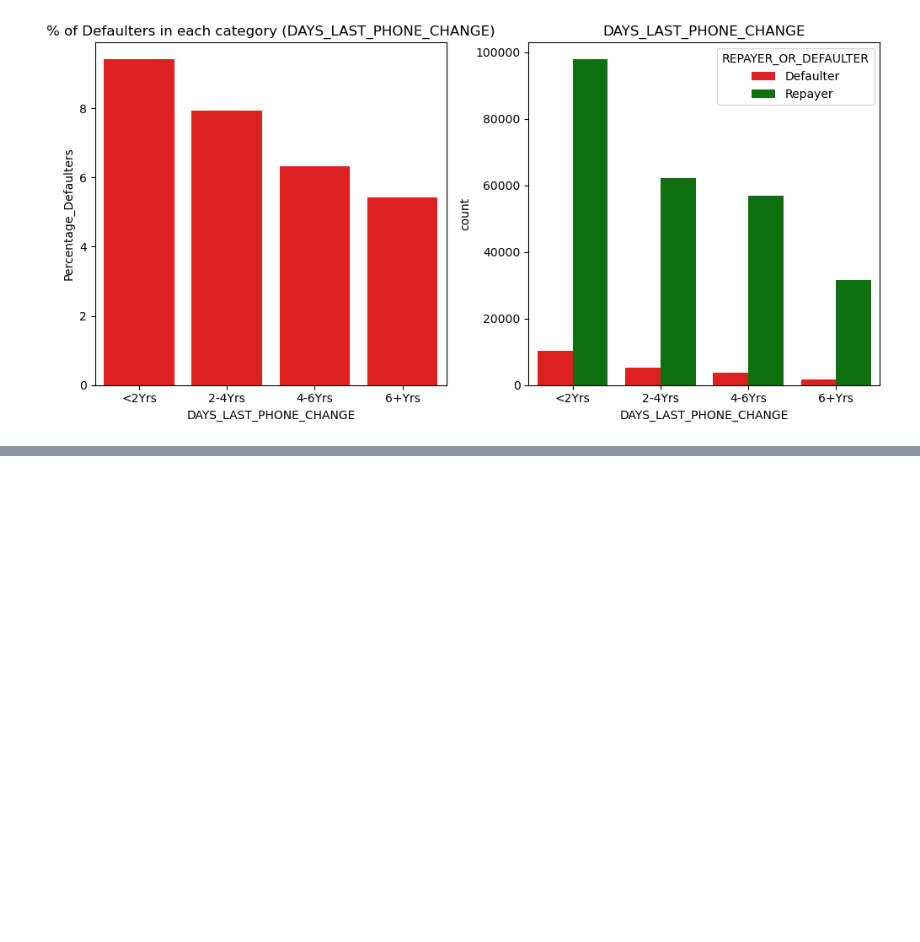
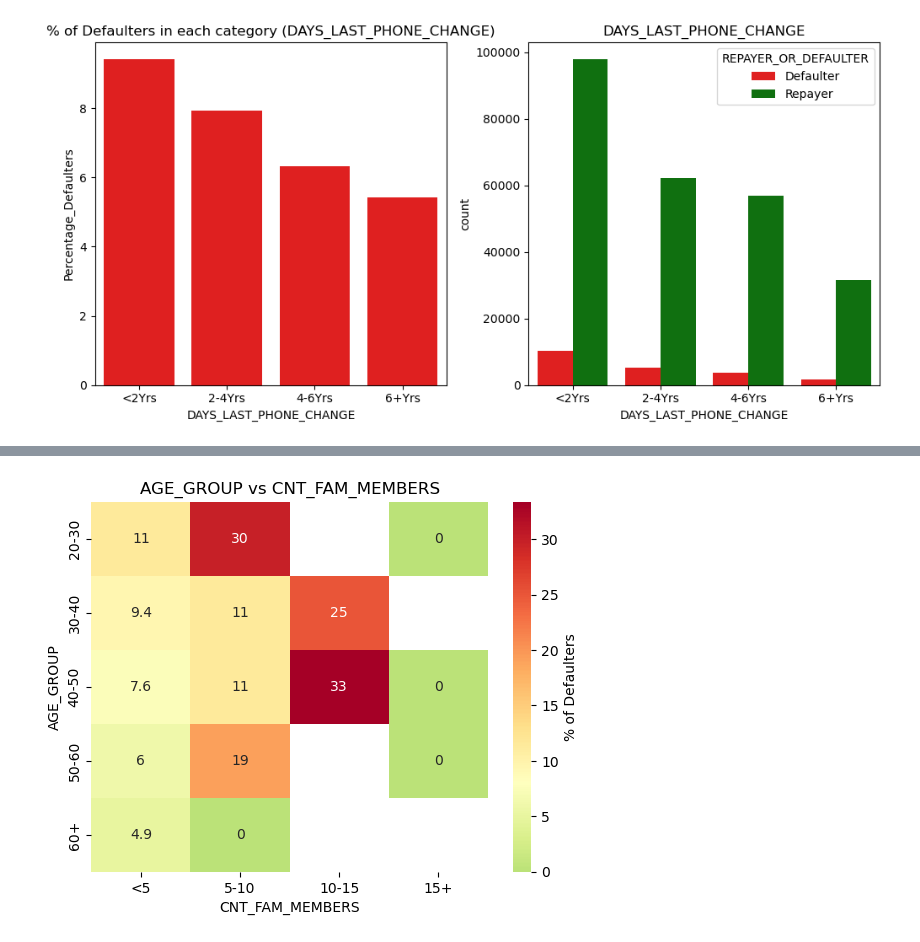
Before and after one commit to Punya-B-R/loan-approval-risk-analysis, a Jupyter notebook: Bank-Loan.ipynb, the cells around one changed output, grey strips where cells are left out. Cells and saved outputs as stored; diff of their text form; code cells hidden in the pictures; blank space fills up the shorter version.

```diff
--- a/Bank-Loan.ipynb
+++ b/Bank-Loan.ipynb
@@ -525,0 +526,5 @@ app_heatmap('AGE_GROUP', 'DAYS_INFO_CHANGED')
+# %%
+app['CNT_FAM_MEMBERS']=pd.cut(app['CNT_FAM_MEMBERS'], [0,5,10,15,200], labels=['<5', '5-10', '10-15', '15+'])
+app_heatmap('AGE_GROUP', 'CNT_FAM_MEMBERS')
+# %% [output]
+[figure, added]
```
Also changed, not shown: parts of 32 cells of this notebook.
